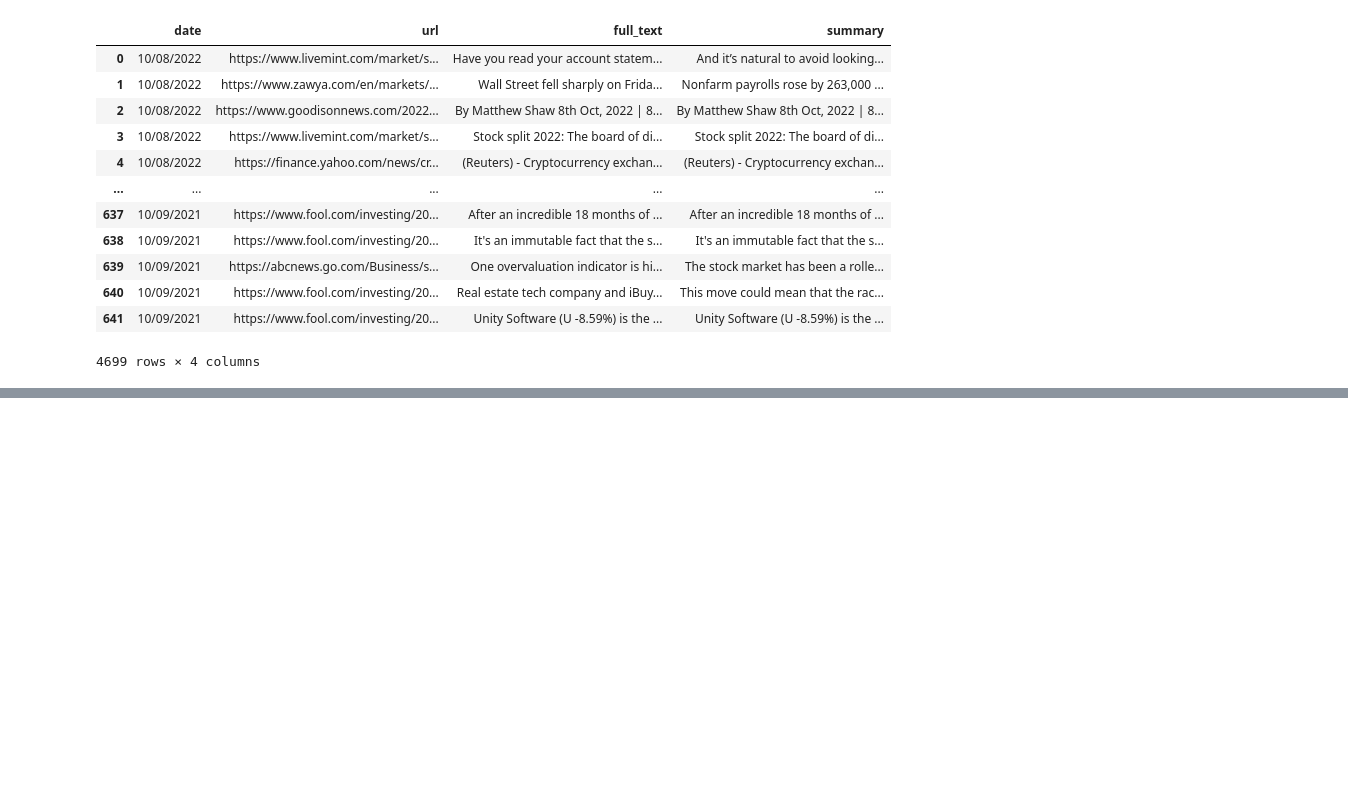
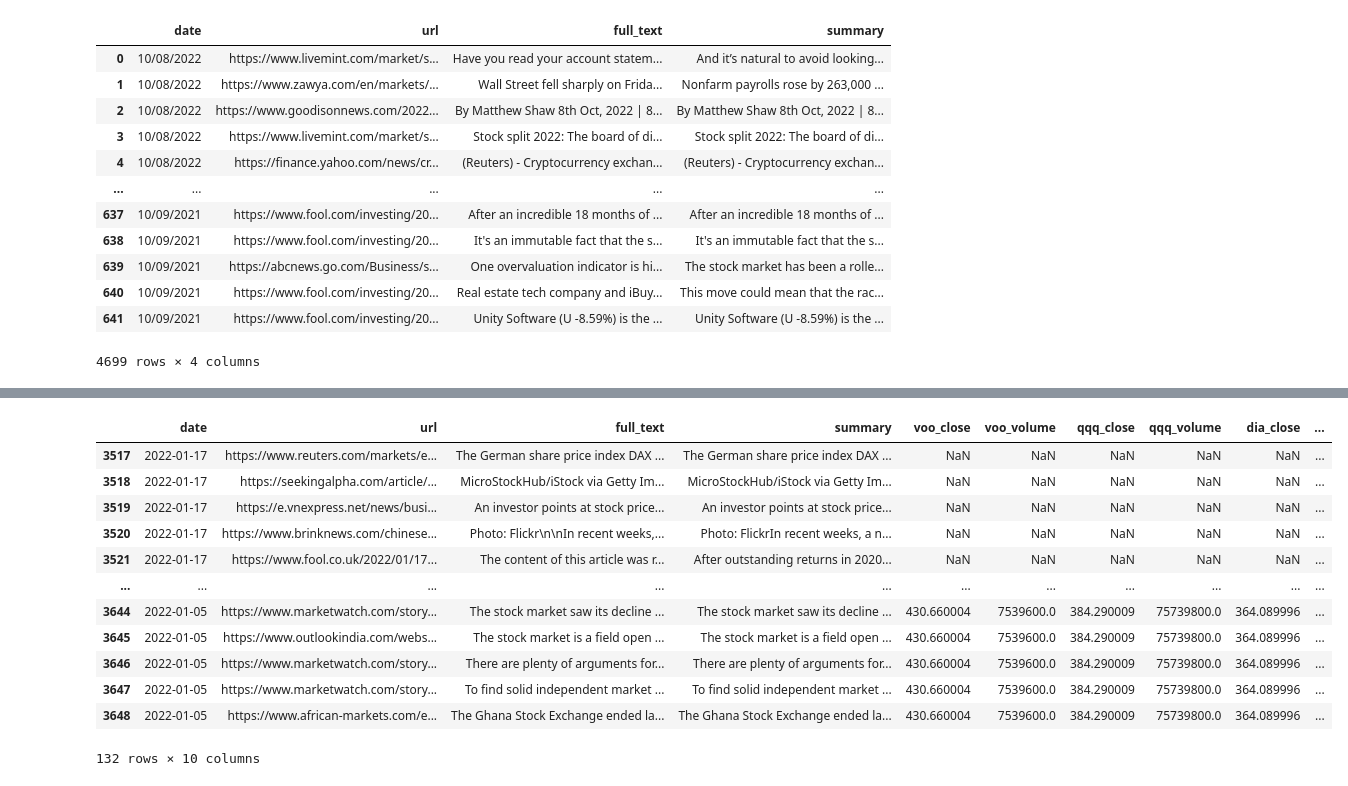
Before and after one commit to kianso7414/News-Scraping, a Jupyter notebook: scrape_final.ipynb, the cells around one changed output, grey strips where cells are left out. Saved outputs shown, nothing was run; the diff lists cells and outputs as text; code cells hidden in the pictures; blank space fills up the shorter version.

```diff
--- a/scrape_final.ipynb
+++ b/scrape_final.ipynb
@@ -162,0 +165,4 @@ new_save
+# %%
+# load news data file
+news = pd.read_csv('news.csv').iloc[:, 1:]
+news.loc[:, 'date'] = pd.to_datetime(news.date)
@@ -162,0 +185,18 @@ new_save
+# %%
+# read historical data of voo, qqq, dia
+voo = web.DataReader('VOO', 'yahoo', start='10-09-2021', end='10-09-2022')
+qqq = web.DataReader('QQQ', 'yahoo', start='10-09-2021', end='10-09-2022')
+dia = web.DataReader('DIA', 'yahoo', start='10-09-2021', end='10-09-2022')
+# %%
+# extract close price and volume
+tickets = ['voo', 'qqq', 'dia']
+values = ['close', 'volume']
+columns = [f'{ticket}_{value}' for ticket in tickets for value in values]
+
+market = pd.concat([voo.Close, voo.Volume,
+                    qqq.Close, qqq.Volume,
+                    dia.Close, dia.Volume], axis=1)
+market.reset_index(inplace=True)
+market.columns = ['date'] + columns
+
+market
@@ -162,0 +219,22 @@ new_save
+# %%
+# merge news data and stocks data on date
+# look at dates when market was closed and opened
+merged = news.merge(market, how='left', on='date')
+
+start = datetime.strptime('2022-01-05', '%Y-%m-%d')
+end = datetime.strptime('2022-01-17', '%Y-%m-%d')
+merged[(merged.date >= start) & (merged.date <= end)]
+# %% [output]
+|  | date | url | full_text | summary | voo_close | voo_volume | qqq_close | qqq_volume | dia_close | ... |
+| 3517 | 2022-01-17 | https://www.reuters.com/markets/e... | The German share price index DAX ... | The German share price index DAX ... | NaN | NaN | NaN | NaN | NaN | ... |
+| 3518 | 2022-01-17 | https://seekingalpha.com/article/... | MicroStockHub/iStock via Getty Im... | MicroStockHub/iStock via Getty Im... | NaN | NaN | NaN | NaN | NaN | ... |
+| 3519 | 2022-01-17 | https://e.vnexpress.net/news/busi... | An investor points at stock price... | An investor points at stock price... | NaN | NaN | NaN | NaN | NaN | ... |
+| 3520 | 2022-01-17 | https://www.brinknews.com/chinese... | Photo: Flickr\n\nIn recent weeks,... | Photo: FlickrIn recent weeks, a n... | NaN | NaN | NaN | NaN | NaN | ... |
+| 3521 | 2022-01-17 | https://www.fool.co.uk/2022/01/17... | The content of this article was r... | After outstanding returns in 2020... | NaN | NaN | NaN | NaN | NaN | ... |
+| ... | ... | ... | ... | ... | ... | ... | ... | ... | ... | ... |
+| 3644 | 2022-01-05 | https://www.marketwatch.com/story... | The stock market saw its decline ... | The stock market saw its decline ... | 430.660004 | 7539600.0 | 384.290009 | 75739800.0 | 364.089996 | ... |
+| 3645 | 2022-01-05 | https://www.outlookindia.com/webs... | The stock market is a field open ... | The stock market is a field open ... | 430.660004 | 7539600.0 | 384.290009 | 75739800.0 | 364.089996 | ... |
+| 3646 | 2022-01-05 | https://www.marketwatch.com/story... | There are plenty of arguments for... | There are plenty of arguments for... | 430.660004 | 7539600.0 | 384.290009 | 75739800.0 | 364.089996 | ... |
+| 3647 | 2022-01-05 | https://www.marketwatch.com/story... | To find solid independent market ... | To find solid independent market ... | 430.660004 | 7539600.0 | 384.290009 | 75739800.0 | 364.089996 | ... |
+| 3648 | 2022-01-05 | https://www.african-markets.com/e... | The Ghana Stock Exchange ended la... | The Ghana Stock Exchange ended la... | 430.660004 | 7539600.0 | 384.290009 | 75739800.0 | 364.089996 | ... |
+132 rows × 10 columns
```
Also changed, not shown: parts of 8 cells of this notebook, 2 other files.
